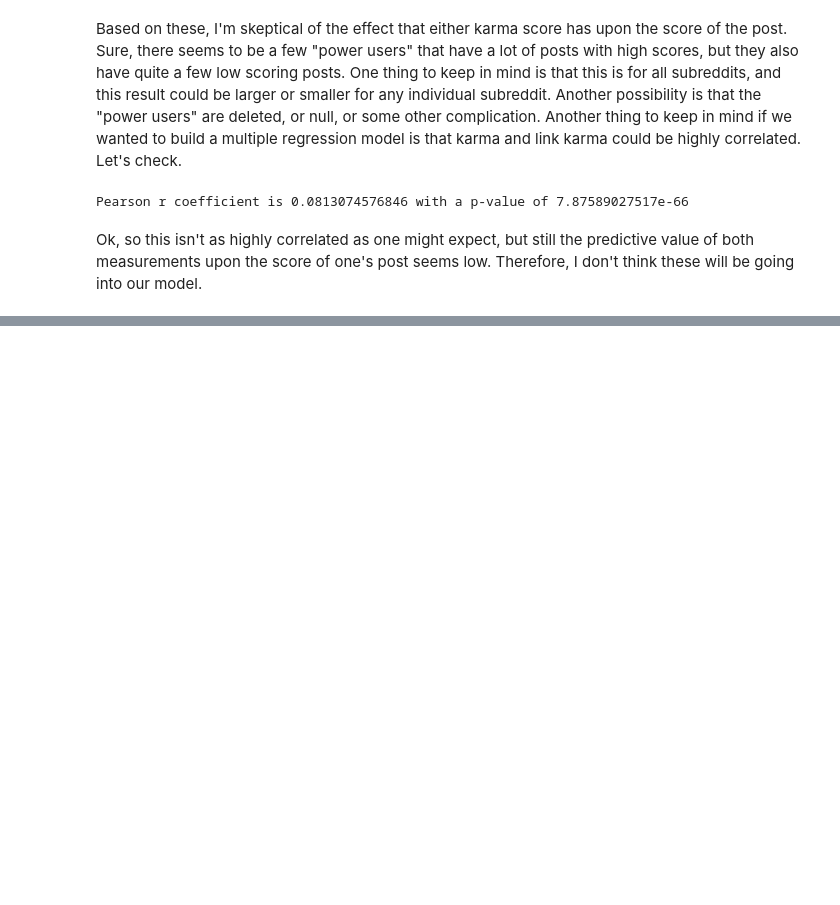
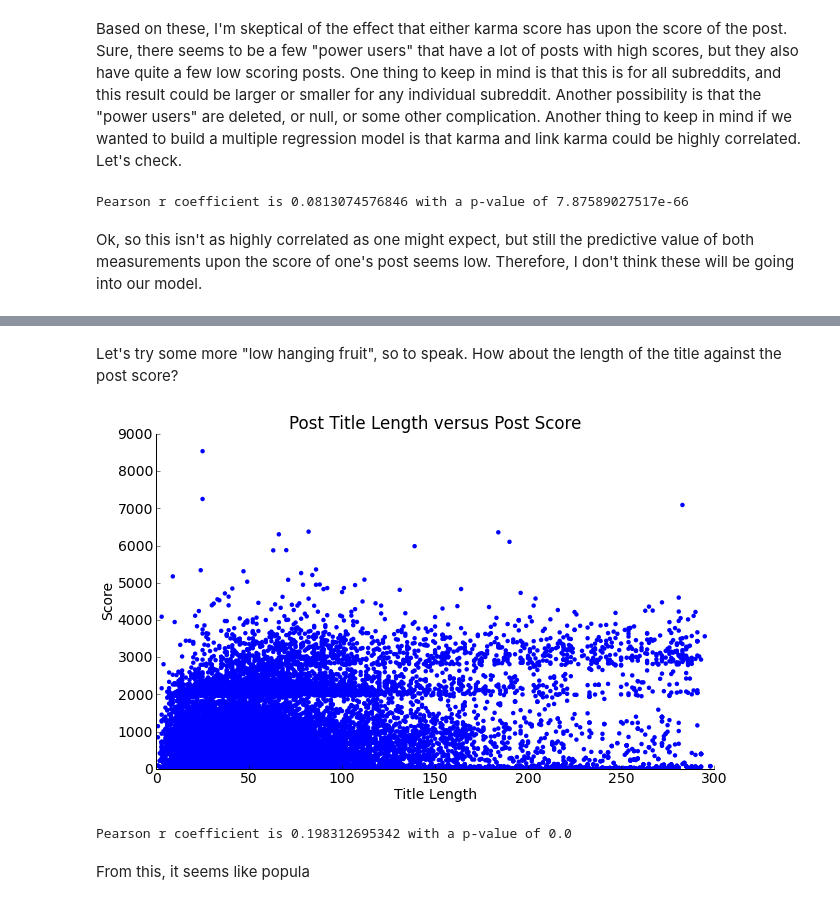
Before and after one commit to jaysayre/preddicted, a Jupyter notebook: statisticalsandbox.ipynb, the cells around one changed output, grey strips where cells are left out. Drawn from its saved outputs; the diff is of its cells as text; code cells hidden in the pictures; blank space fills up the shorter version.

Commit message:
Added lr model between title length and score

```diff
--- a/statisticalsandbox.ipynb
+++ b/statisticalsandbox.ipynb
@@ -138,0 +132,23 @@ df.head(3)
+# %% [markdown]
+Let's try some more "low hanging fruit", so to speak. How about the length of the title against the post score?
+# %%
+df['length']=df['comments'] # Done simply to initialize the column "length", so to speak
+
+for i in df.index:
+    df['length'][i]=len(str(df['title'][i]))
+# %%
+plt.scatter(df['length'], df['score'])
+plt.title("Post Title Length versus Post Score")
+plt.xlabel("Title Length")
+plt.ylabel("Score")
+plt.xlim(0, 300)
+plt.ylim(0, 9000)
+remove_border()
+plt.show()
+r_row, p_value = pearsonr(df['length'], df['score'])
+print "Pearson r coefficient is " + str(r_row) + " with a p-value of " + str(p_value)
+# %% [output]
+[figure, added]
+Pearson r coefficient is 0.198312695342 with a p-value of 0.0
+# %% [markdown]
+From this, it seems like popula
```
Also changed, not shown: parts of 3 cells of this notebook.
